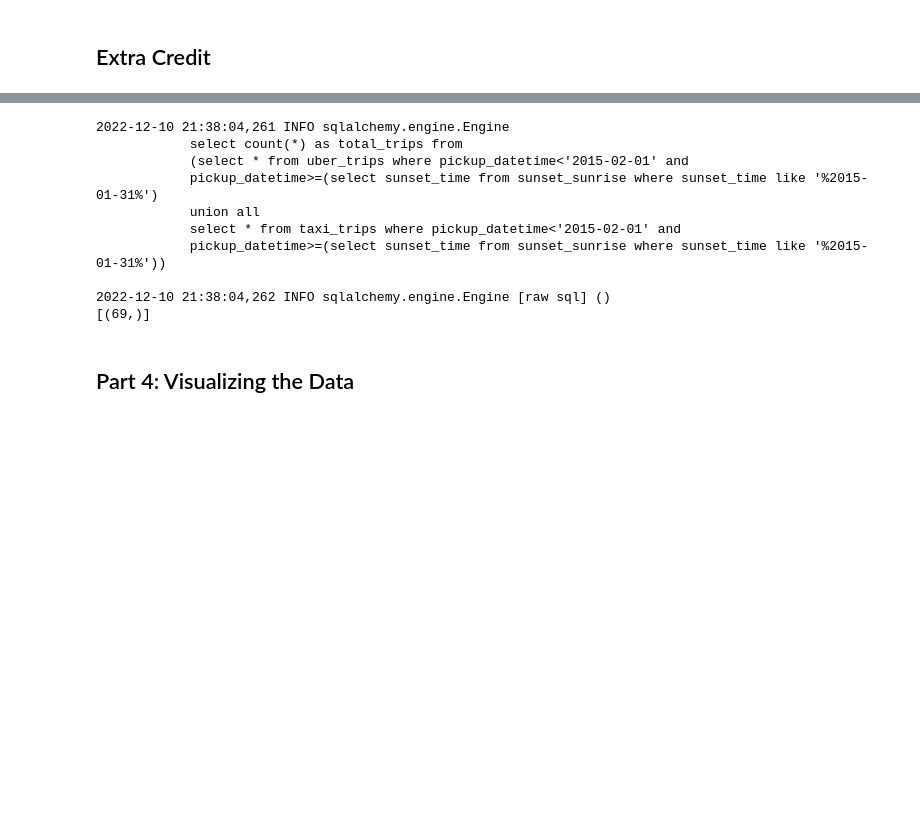
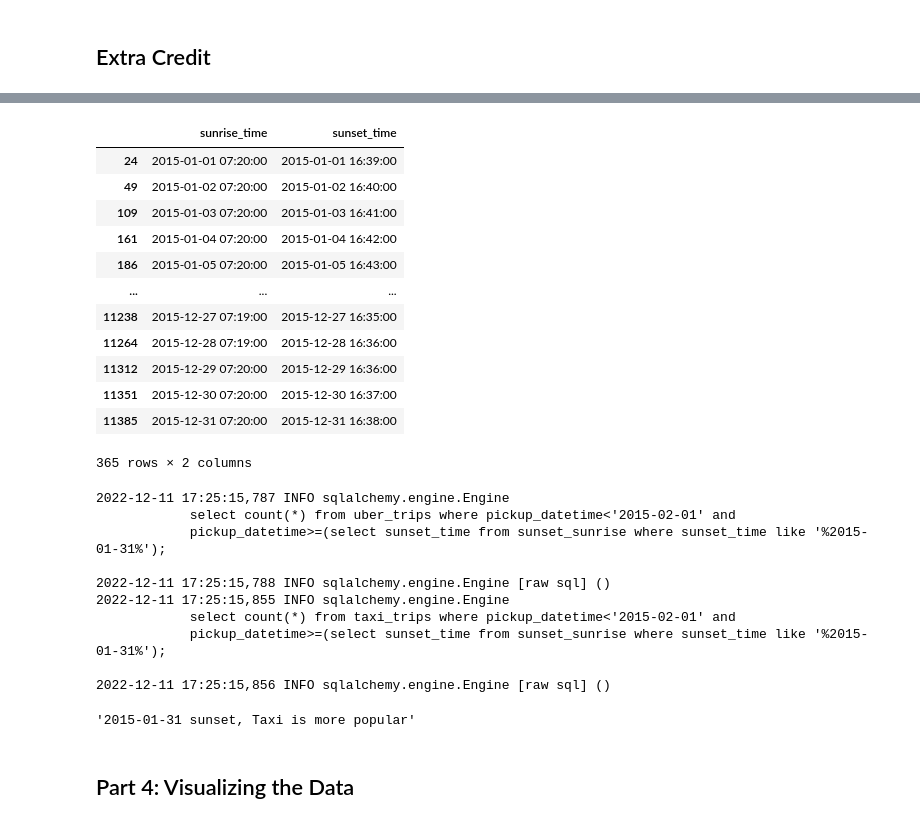
Before and after one commit to Jacob-YY/4501_project_yy_cc, a Jupyter notebook: 4501 proj!.ipynb, the cells around one changed output, grey strips where cells are left out. Cells and saved outputs as stored; diff of their text form; code cells hidden in the pictures; blank space fills up the shorter version.

```diff
--- a/4501 proj!.ipynb
+++ b/4501 proj!.ipynb
@@ -760,4 +852,6 @@ with engine.connect() as connection:
     result = list(connection.execute(test_sql))
     for row in result:
         print(row)
+
+load_and_clean_weather_sun_data('2015_weather.csv')
 # %% [output]
@@ -781,35 +869,59 @@ with engine.connect() as connection:
+|  | sunrise_time | sunset_time |
+| 24 | 2015-01-01 07:20:00 | 2015-01-01 16:39:00 |
+| 49 | 2015-01-02 07:20:00 | 2015-01-02 16:40:00 |
+| 109 | 2015-01-03 07:20:00 | 2015-01-03 16:41:00 |
+| 161 | 2015-01-04 07:20:00 | 2015-01-04 16:42:00 |
+| 186 | 2015-01-05 07:20:00 | 2015-01-05 16:43:00 |
+| ... | ... | ... |
+| 11238 | 2015-12-27 07:19:00 | 2015-12-27 16:35:00 |
+| 11264 | 2015-12-28 07:19:00 | 2015-12-28 16:36:00 |
+| 11312 | 2015-12-29 07:20:00 | 2015-12-29 16:36:00 |
+| 11351 | 2015-12-30 07:20:00 | 2015-12-30 16:37:00 |
+| 11385 | 2015-12-31 07:20:00 | 2015-12-31 16:38:00 |
+365 rows × 2 columns
 # %%
-# Question we made: what is the total hired trips in 2015.01.31 after sunset
+# Question we made: which one is more popular after 2015-01-31 sunset? Uber or yellow taxi?
 def get_sunset_trips_info():
      with engine.connect() as connection:
-        total_trips = f"""
-            select count(*) as total_trips from
-            (select * from uber_trips where pickup_datetime<'2015-02-01' and
-            pickup_datetime>=(select sunset_time from sunset_sunrise where sunset_time like '%2015-01-31%')
-            union all
-            select * from taxi_trips where pickup_datetime<'2015-02-01' and
-            pickup_datetime>=(select sunset_time from sunset_sunrise where sunset_time like '%2015-01-31%'))
-            """
+        uber_trips_sql = """
+            select count(*) from uber_trips where pickup_datetime<'2015-02-01' and
+            pickup_datetime>=(select sunset_time from sunset_sunrise where sunset_time like '%2015-01-31%');
+        """
 
-        # write to qurey file
+        uber_trips_data = list(connection.execute(uber_trips_sql))
+        uber_trips = uber_trips_data[0][0]
+
+        taxi_trips_sql = """
+            select count(*) from taxi_trips where pickup_datetime<'2015-02-01' and
+            pickup_datetime>=(select sunset_time from sunset_sunrise where sunset_time like '%2015-01-31%');
+        """
+
+        taxi_trips_data = list(connection.execute(taxi_trips_sql))
+        taxi_trips = taxi_trips_data[0][0]
+
+
         with open(f'{QUERY_DIRECTORY}/extra_credit.sql', "w") as f:
-            f.write(total_trips)
+            f.write(uber_trips_sql)
+            f.write(taxi_trips_sql)
 
-        result = list(connection.execute(total_trips))
-        print(result)
+        if uber_trips > taxi_trips:
+            return '2015-01-31 sunset, Uber is more popular'
+        else:
+            return '2015-01-31 sunset, Taxi is more popular'
 
 get_sunset_trips_info()
 # %% [output]
-2022-12-10 21:38:04,261 INFO sqlalchemy.engine.Engine
-            select count(*) as total_trips from
-            (select * from uber_trips where pickup_datetime<'2015-02-01' and
-            pickup_datetime>=(select sunset_time from sunset_sunrise where sunset_time like '%2015-01-31%')
-            union all
-            select * from taxi_trips where pickup_datetime<'2015-02-01' and
-            pickup_datetime>=(select sunset_time from sunset_sunrise where sunset_time like '%2015-01-31%'))
+2022-12-11 17:25:15,787 INFO sqlalchemy.engine.Engine
+            select count(*) from uber_trips where pickup_datetime<'2015-02-01' and
+            pickup_datetime>=(select sunset_time from sunset_sunrise where sunset_time like '%2015-01-31%');
 
-2022-12-10 21:38:04,262 INFO sqlalchemy.engine.Engine [raw sql] ()
-[(69,)]
+2022-12-11 17:25:15,788 INFO sqlalchemy.engine.Engine [raw sql] ()
+2022-12-11 17:25:15,855 INFO sqlalchemy.engine.Engine
+            select count(*) from taxi_trips where pickup_datetime<'2015-02-01' and
+            pickup_datetime>=(select sunset_time from sunset_sunrise where sunset_time like '%2015-01-31%');
+
+2022-12-11 17:25:15,856 INFO sqlalchemy.engine.Engine [raw sql] ()
+'2015-01-31 sunset, Taxi is more popular'
 # %% [markdown]
 ## Part 4: Visualizing the Data
 # %%
```
Also changed, not shown: parts of 22 cells of this notebook.
